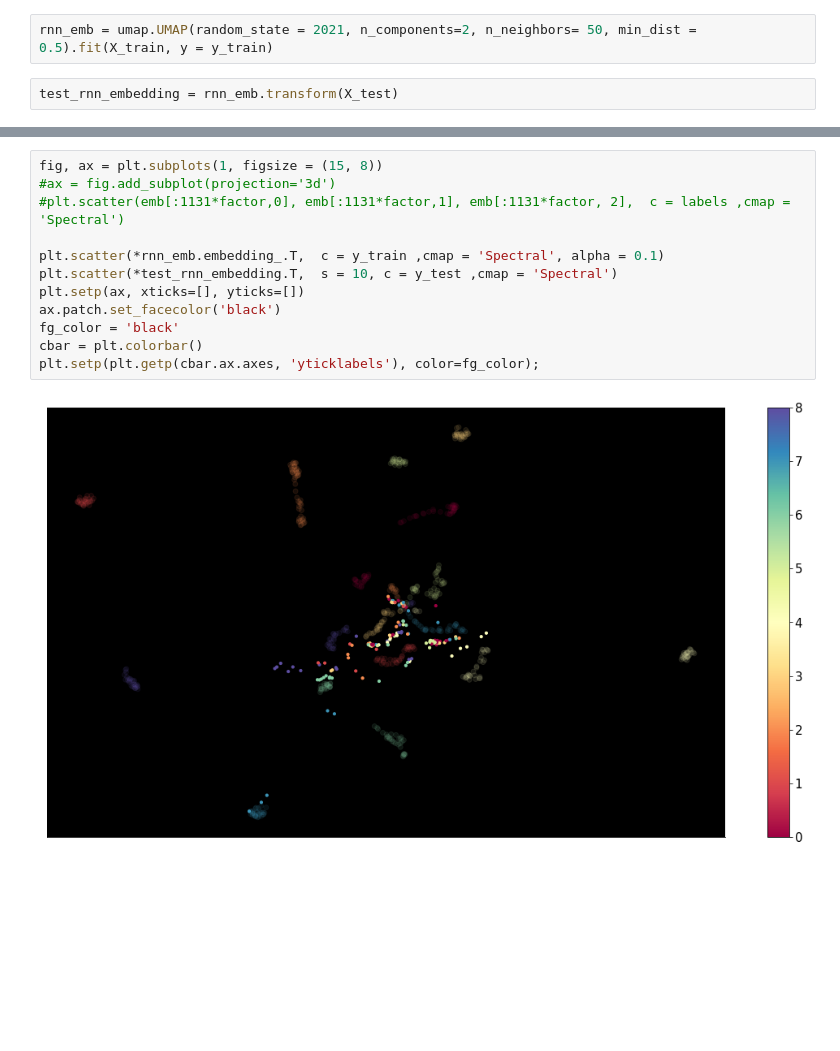
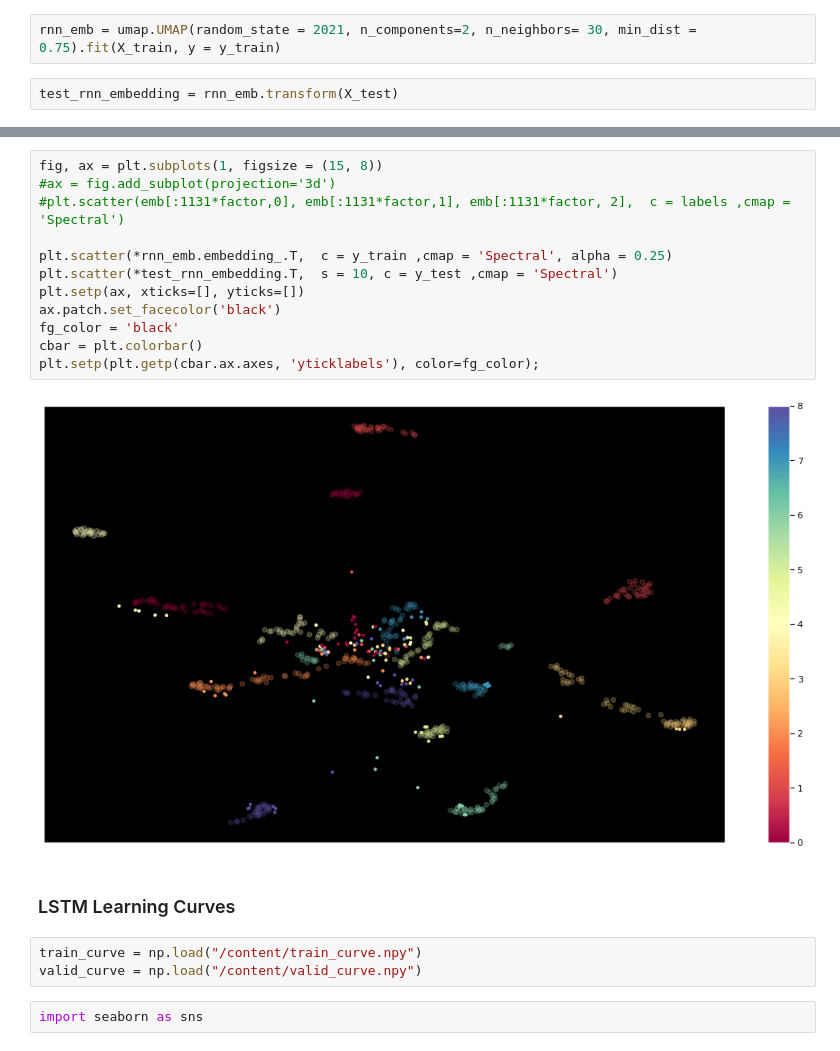
Before and after one commit to sazio/NMAs, a Jupyter notebook: src/UMAP+Clustering.ipynb, the cells around one changed output, grey strips where cells are left out. Cells and saved outputs as stored; diff of their text form; blank space fills up the shorter version.

```diff
--- a/src/UMAP+Clustering.ipynb
+++ b/src/UMAP+Clustering.ipynb
@@ -371,7 +371,7 @@ labels = np.hstack((0*b,b, 2*b, 3*b,4*b, 5*b, 6*b, 7*b, 8*b))
 # %%
 X_train,  X_test, y_train, y_test = train_test_split(latent_emb, labels, test_size = 0.20, random_state = 2021)
 # %%
-rnn_emb = umap.UMAP(random_state = 2021, n_components=2, n_neighbors= 50, min_dist = 0.5).fit(X_train, y = y_train)
+rnn_emb = umap.UMAP(random_state = 2021, n_components=2, n_neighbors= 30, min_dist = 0.75).fit(X_train, y = y_train)
 # %%
 test_rnn_embedding = rnn_emb.transform(X_test)
 # %%
@@ -387,14 +400,21 @@ plt.setp(plt.getp(cbar.ax.axes, 'yticklabels'), color=fg_color);
 # %%
 fig, ax = plt.subplots(1, figsize = (15, 8))
 #ax = fig.add_subplot(projection='3d')
 #plt.scatter(emb[:1131*factor,0], emb[:1131*factor,1], emb[:1131*factor, 2],  c = labels ,cmap = 'Spectral')
 
-plt.scatter(*rnn_emb.embedding_.T,  c = y_train ,cmap = 'Spectral', alpha = 0.1)
+plt.scatter(*rnn_emb.embedding_.T,  c = y_train ,cmap = 'Spectral', alpha = 0.25)
 plt.scatter(*test_rnn_embedding.T,  s = 10, c = y_test ,cmap = 'Spectral')
 plt.setp(ax, xticks=[], yticks=[])
 ax.patch.set_facecolor('black')
 fg_color = 'black'
 cbar = plt.colorbar()
 plt.setp(plt.getp(cbar.ax.axes, 'yticklabels'), color=fg_color);
 # %% [output]
-[figure, old version]
+[figure, new version]
+# %% [markdown]
+### LSTM Learning Curves
+# %%
+train_curve = np.load("/content/train_curve.npy")
+valid_curve = np.load("/content/valid_curve.npy")
+# %%
+import seaborn as sns
```
Also changed, not shown: parts of 9 cells of this notebook.
